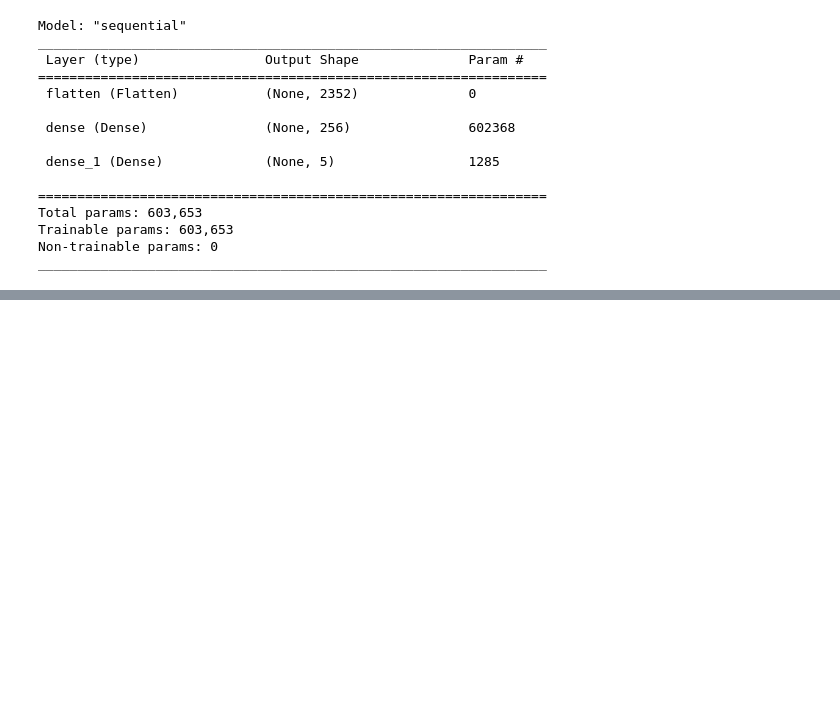
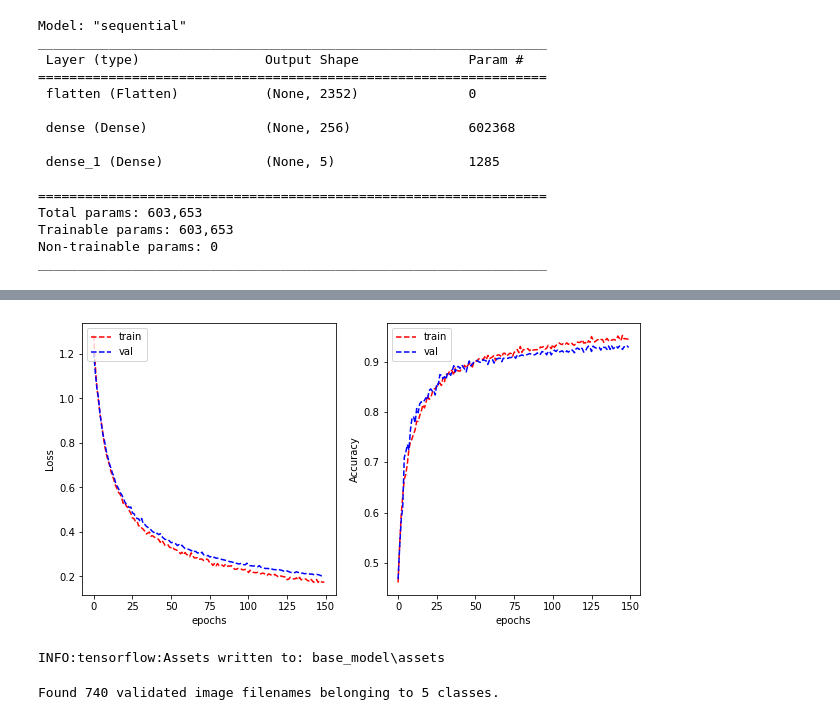
Before and after one commit to Lakindud2002/ML-Assignment2, a Jupyter notebook: Test.ipynb, the cells around one changed output, grey strips where cells are left out. Drawn from its saved outputs; the diff is of its cells as text; code cells hidden in the pictures; blank space fills up the shorter version.

```diff
--- a/Test.ipynb
+++ b/Test.ipynb
@@ -163,0 +223,39 @@ Detected at node 'categorical_crossentropy/softmax_cross_entropy_with_logits' de
+# %%
+reg_lambda = 0.01
+
+model_drop = tf.keras.Sequential([
+    tf.keras.layers.Flatten(input_shape=INPUT_DIM),
+    tf.keras.layers.Dense(HIDDEN_LAYER_DIM, activation='sigmoid'),
+    tf.keras.layers.Dropout(.3),
+    tf.keras.layers.Dense(OUTPUT_CLASSES)
+])
+# %%
+model_drop.compile(optimizer='SGD',
+              loss=tf.keras.losses.CategoricalCrossentropy(from_logits=True),
+              metrics=['categorical_accuracy'])
+# %%
+history_drop = model_drop.fit_generator(train_generator, validation_data = validation_generator, epochs=150, verbose=0)
+# %%
+plt.figure(figsize=(10,5))
+plt.subplot(1,2,1)
+plt.plot(history_drop.history['loss'], 'r--')
+plt.plot(history_drop.history['val_loss'], 'b--')
+plt.xlabel("epochs")
+plt.ylabel("Loss")
+plt.legend(['train', 'val'], loc='upper left')
+
+plt.subplot(1,2,2)
+plt.plot(history_drop.history['categorical_accuracy'], 'r--')
+plt.plot(history_drop.history['val_categorical_accuracy'], 'b--')
+plt.xlabel("epochs")
+plt.ylabel("Accuracy")
+plt.legend(['train', 'val'], loc='upper left')
+plt.show()
+
+plt.show()
+# %% [output]
+[figure, added]
+# %%
+model.save("base_model")
+# %% [output]
+INFO:tensorflow:Assets written to: base_model\assets
@@ -163,0 +264,16 @@ Detected at node 'categorical_crossentropy/softmax_cross_entropy_with_logits' de
+# %%
+test_datagen = ImageDataGenerator(rescale=1./255, data_format='channels_last')
+
+batch_size_t = 1
+
+# Here the validation is used for testing and this should be changes to a separate test set.
+test_generator = train_datagen.flow_from_dataframe(
+        dataframe=validation_df,
+        directory='./',
+        x_col="image_path",
+        y_col="label",
+        target_size=(28, 28),
+        batch_size=batch_size_t,
+        class_mode='categorical')
+# %% [output]
+Found 740 validated image filenames belonging to 5 classes.
```
Also changed, not shown: parts of 18 cells of this notebook, 7 other files.
